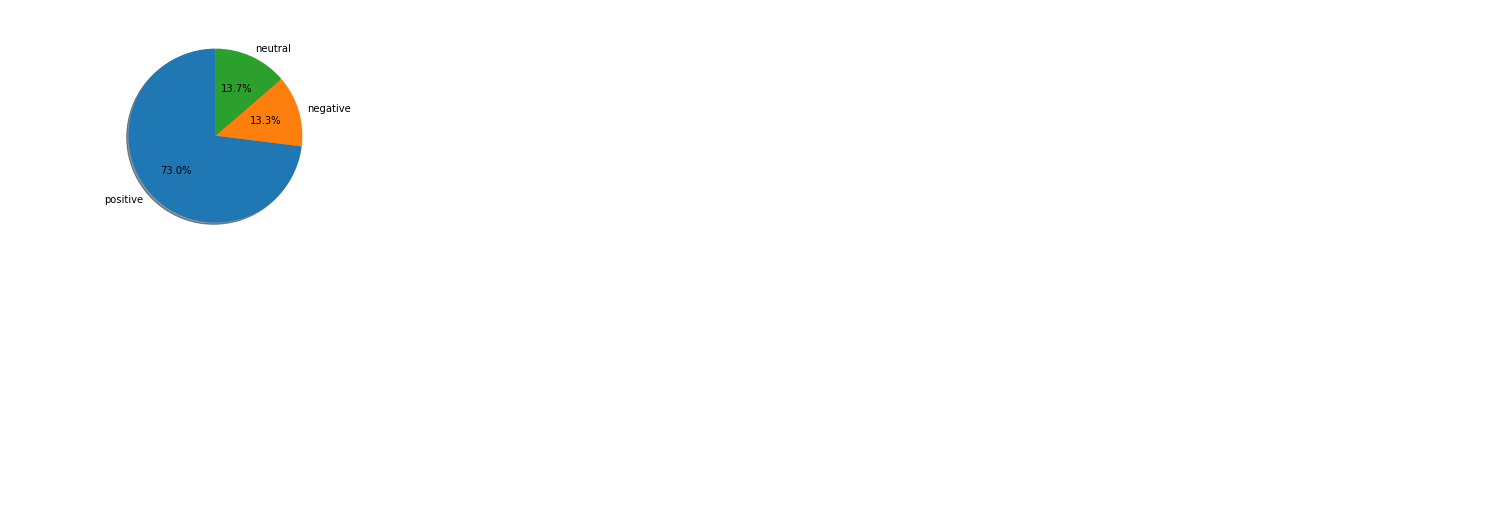
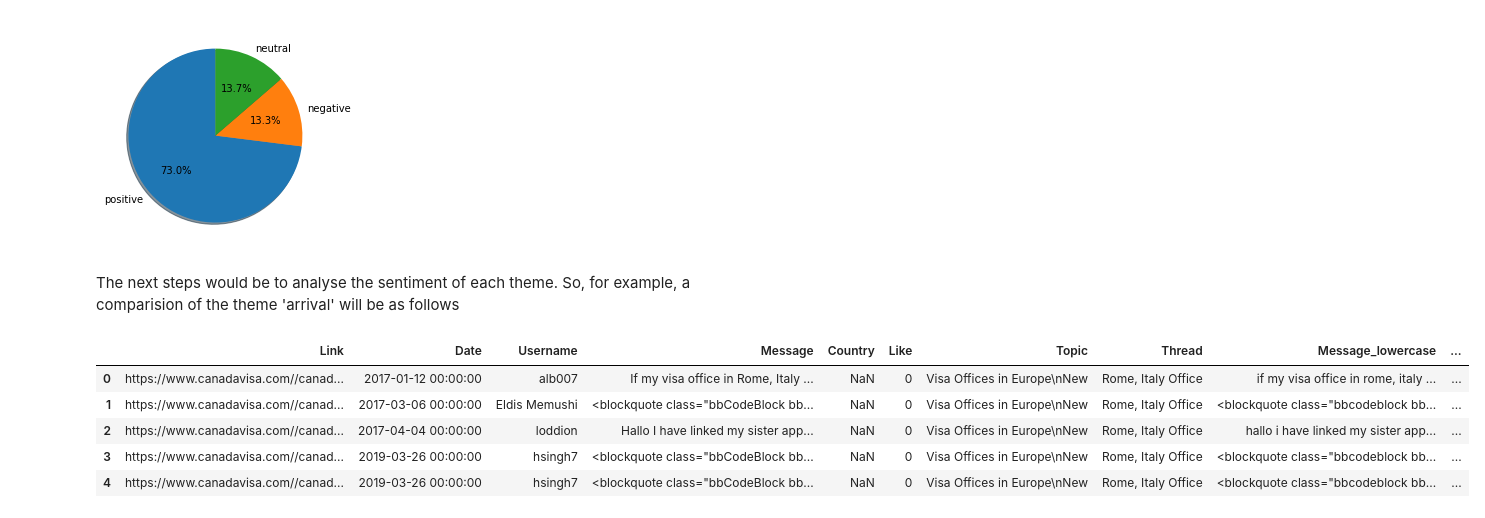
Before and after one commit to mkkhanzadi/AFdataanalysis, a Jupyter notebook: Comparative.ipynb, the cells around one changed output. Cells and saved outputs as stored; diff of their text form; code cells hidden in the pictures; blank space fills up the shorter version.

Commit message:
sentiment analysis and vectorisation

```diff
--- a/Comparative.ipynb
+++ b/Comparative.ipynb
@@ -600,3 +600,17 @@ ax1.pie(sizes, labels=labels, autopct='%1.1f%%',
   Text(0.5743046868986071, 0.17370701369343944, '13.3%'),
   Text(0.2497815830806106, 0.5455356640529967, '13.7%')])
 [figure]
+# %% [markdown]
+The next steps would be to analyse the sentiment of each theme. So, for example, a comparision of the theme 'arrival' will be as follows
+# %%
+Arrival_can = pd.read_csv('Cforum_Arrival')
+
+Arrival_aus = pd.read_csv('Aforum_Arrival')
+Arrival_can.head()
+# %% [output]
+|  | Link | Date | Username | Message | Country | Like | Topic | Thread | Message_lowercase | ... |
+| 0 | https://www.canadavisa.com//canad... | 2017-01-12 00:00:00 | alb007 | If my visa office in Rome, Italy ... | NaN | 0 | Visa Offices in Europe\nNew | Rome, Italy Office | if my visa office in rome, italy ... | ... |
+| 1 | https://www.canadavisa.com//canad... | 2017-03-06 00:00:00 | Eldis Memushi | <blockquote class="bbCodeBlock bb... | NaN | 0 | Visa Offices in Europe\nNew | Rome, Italy Office | <blockquote class="bbcodeblock bb... | ... |
+| 2 | https://www.canadavisa.com//canad... | 2017-04-04 00:00:00 | loddion | Hallo I have linked my sister app... | NaN | 0 | Visa Offices in Europe\nNew | Rome, Italy Office | hallo i have linked my sister app... | ... |
+| 3 | https://www.canadavisa.com//canad... | 2019-03-26 00:00:00 | hsingh7 | <blockquote class="bbCodeBlock bb... | NaN | 0 | Visa Offices in Europe\nNew | Rome, Italy Office | <blockquote class="bbcodeblock bb... | ... |
+| 4 | https://www.canadavisa.com//canad... | 2019-03-26 00:00:00 | hsingh7 | <blockquote class="bbCodeBlock bb... | NaN | 0 | Visa Offices in Europe\nNew | Rome, Italy Office | <blockquote class="bbcodeblock bb... | ... |
```
Also changed, not shown: parts of 4 cells of this notebook.
